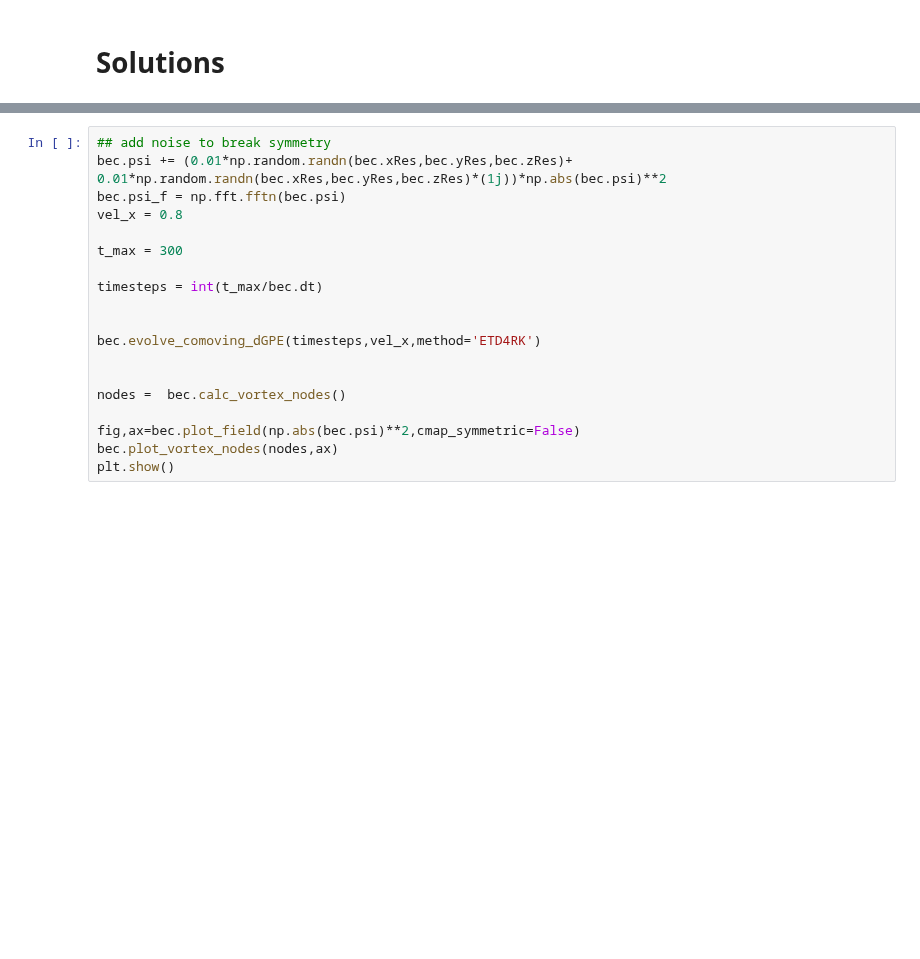
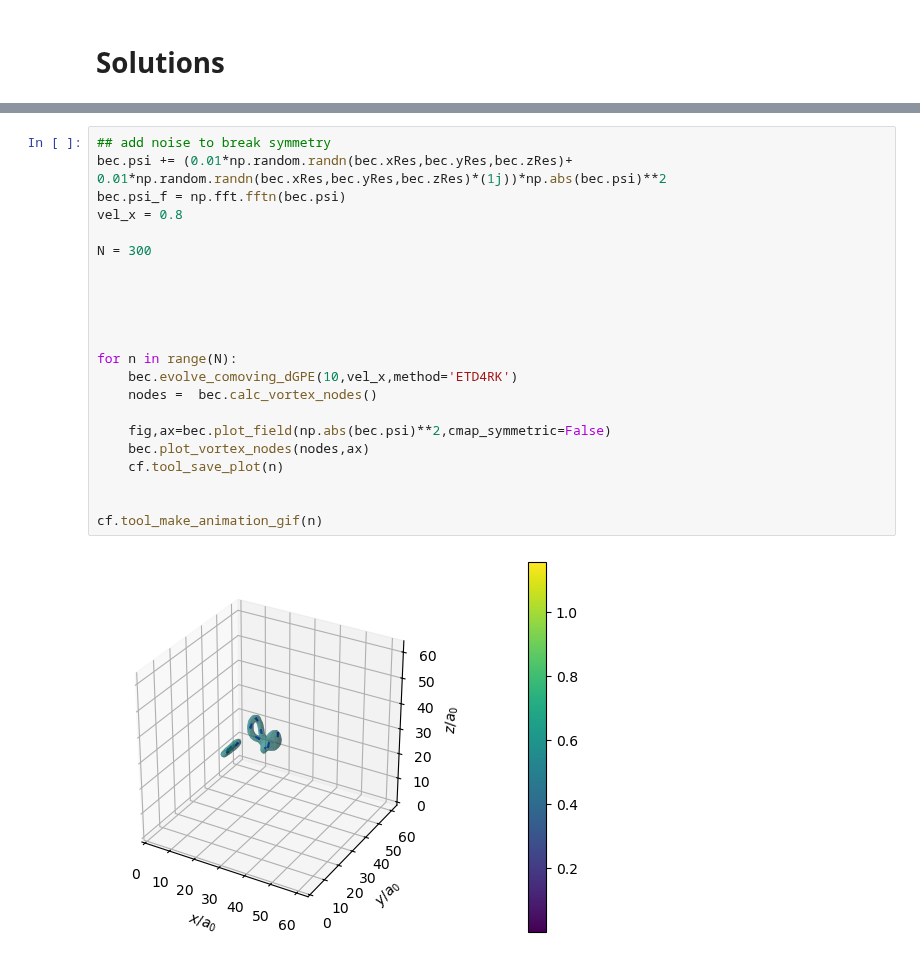
Before and after one commit to vidarsko/ComFiT, a Jupyter notebook: tutorial/bose_einstein_condensate_3D_comoving_frame.ipynb, the cells around one changed output, grey strips where cells are left out. Drawn from its saved outputs; the diff is of its cells as text; blank space fills up the shorter version.

```diff
--- a/tutorial/bose_einstein_condensate_3D_comoving_frame.ipynb
+++ b/tutorial/bose_einstein_condensate_3D_comoving_frame.ipynb
@@ -71,19 +78,24 @@ plt.show()
 # %%
 ## add noise to break symmetry
 bec.psi += (0.01*np.random.randn(bec.xRes,bec.yRes,bec.zRes)+ 0.01*np.random.randn(bec.xRes,bec.yRes,bec.zRes)*(1j))*np.abs(bec.psi)**2
 bec.psi_f = np.fft.fftn(bec.psi)
 vel_x = 0.8
 
-t_max = 300
-
-timesteps = int(t_max/bec.dt)
+N = 300
 
 
-bec.evolve_comoving_dGPE(timesteps,vel_x,method='ETD4RK')
 
 
-nodes =  bec.calc_vortex_nodes()
 
-fig,ax=bec.plot_field(np.abs(bec.psi)**2,cmap_symmetric=False)
-bec.plot_vortex_nodes(nodes,ax)
-plt.show()
+for n in range(N):
+    bec.evolve_comoving_dGPE(10,vel_x,method='ETD4RK')
+    nodes =  bec.calc_vortex_nodes()
+
+    fig,ax=bec.plot_field(np.abs(bec.psi)**2,cmap_symmetric=False)
+    bec.plot_vortex_nodes(nodes,ax)
+    cf.tool_save_plot(n)
+
+
+cf.tool_make_animation_gif(n)
+# %% [output]
+[figure, added]
```
Also changed, not shown: parts of 3 cells of this notebook, 10 other files.
